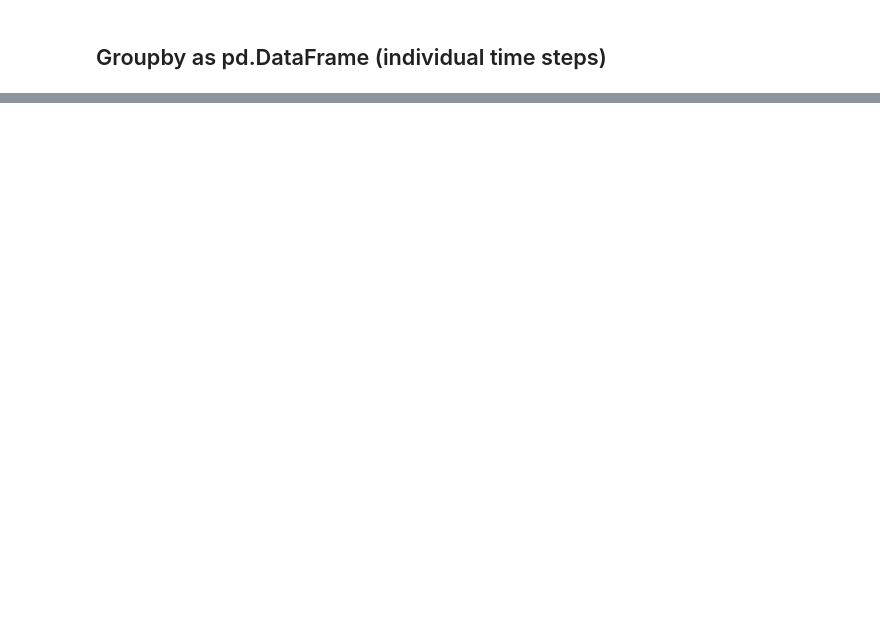
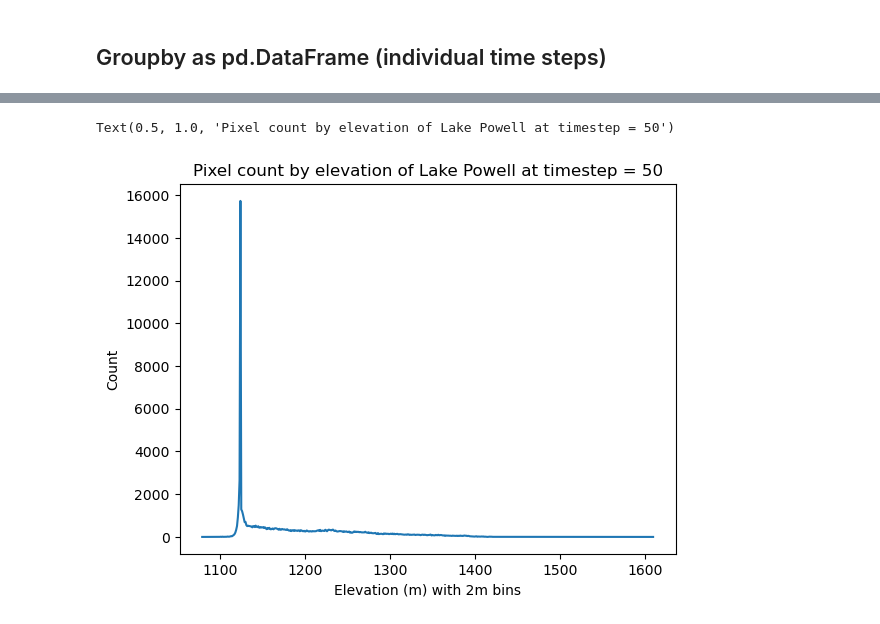
Before and after one commit to ascheliga/CYGNSS-GRACE, a Jupyter notebook: notebooks/scratchwork_hydroSHEDS.ipynb, the cells around one changed output, grey strips where cells are left out. Drawn from its saved outputs; the diff is of its cells as text; code cells hidden in the pictures; blank space fills up the shorter version.

```diff
--- a/notebooks/scratchwork_hydroSHEDS.ipynb
+++ b/notebooks/scratchwork_hydroSHEDS.ipynb
@@ -167,0 +175,9 @@ Text(0.5, 1.0, 'Inundation by elevation of Lake Powell at timestep = 5')
+# %%
+timestep = 50
+plt.plot(elev_bin_mids_unique,elev_time_stats.loc[timestep,'count'])
+plt.ylabel('Count')
+plt.xlabel('Elevation (m) with 2m bins')
+plt.title('Pixel count by elevation of Lake Powell at timestep = '+str(timestep))
+# %% [output]
+Text(0.5, 1.0, 'Pixel count by elevation of Lake Powell at timestep = 50')
+[figure, added]
```
Also changed, not shown: parts of 14 cells of this notebook.
